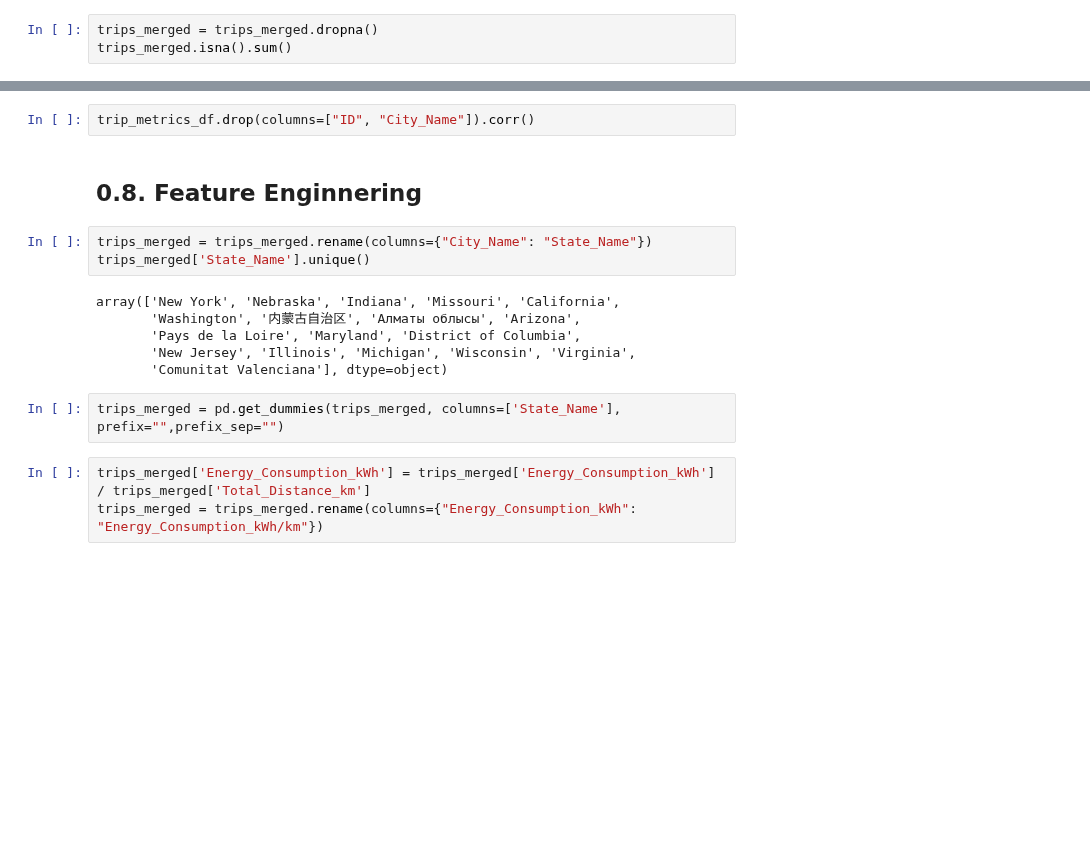
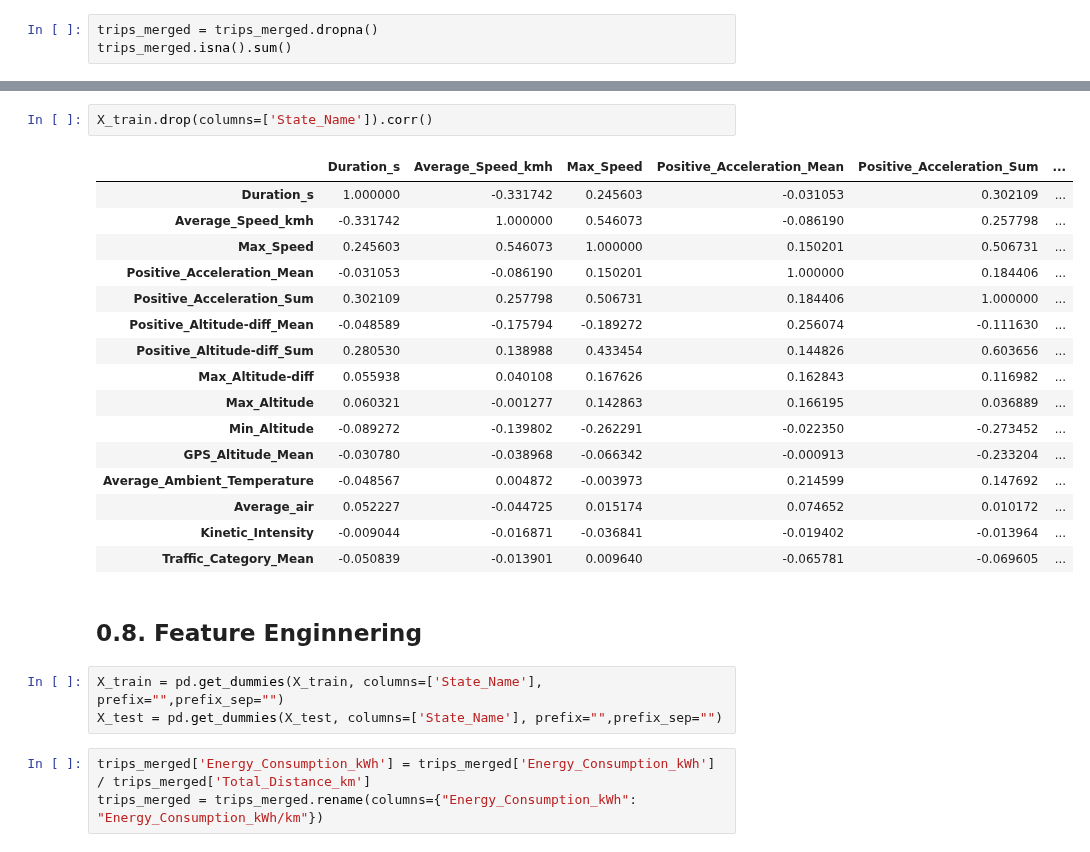
Before and after one commit to ydelipinar/Data_Based_Vehicle_Energy_Consumption_Modeling, a Jupyter notebook: ENS491_492_Project.ipynb, the cells around one changed output, grey strips where cells are left out. Cells and saved outputs as stored; diff of their text form; blank space fills up the shorter version.

```diff
--- a/ENS491_492_Project.ipynb
+++ b/ENS491_492_Project.ipynb
@@ -665,18 +678,27 @@ sns.heatmap(trips_merged.drop(columns=["ID", "City_Name", 'Min_Speed']).corr(),
 # %%
-trip_metrics_df.drop(columns=["ID", "City_Name"]).corr()
+X_train.drop(columns=['State_Name']).corr()
+# %% [output]
+|  | Duration_s | Average_Speed_kmh | Max_Speed | Positive_Acceleration_Mean | Positive_Acceleration_Sum | ... |
+| Duration_s | 1.000000 | -0.331742 | 0.245603 | -0.031053 | 0.302109 | ... |
+| Average_Speed_kmh | -0.331742 | 1.000000 | 0.546073 | -0.086190 | 0.257798 | ... |
+| Max_Speed | 0.245603 | 0.546073 | 1.000000 | 0.150201 | 0.506731 | ... |
+| Positive_Acceleration_Mean | -0.031053 | -0.086190 | 0.150201 | 1.000000 | 0.184406 | ... |
+| Positive_Acceleration_Sum | 0.302109 | 0.257798 | 0.506731 | 0.184406 | 1.000000 | ... |
+| Positive_Altitude-diff_Mean | -0.048589 | -0.175794 | -0.189272 | 0.256074 | -0.111630 | ... |
+| Positive_Altitude-diff_Sum | 0.280530 | 0.138988 | 0.433454 | 0.144826 | 0.603656 | ... |
+| Max_Altitude-diff | 0.055938 | 0.040108 | 0.167626 | 0.162843 | 0.116982 | ... |
+| Max_Altitude | 0.060321 | -0.001277 | 0.142863 | 0.166195 | 0.036889 | ... |
+| Min_Altitude | -0.089272 | -0.139802 | -0.262291 | -0.022350 | -0.273452 | ... |
+| GPS_Altitude_Mean | -0.030780 | -0.038968 | -0.066342 | -0.000913 | -0.233204 | ... |
+| Average_Ambient_Temperature | -0.048567 | 0.004872 | -0.003973 | 0.214599 | 0.147692 | ... |
+| Average_air | 0.052227 | -0.044725 | 0.015174 | 0.074652 | 0.010172 | ... |
+| Kinetic_Intensity | -0.009044 | -0.016871 | -0.036841 | -0.019402 | -0.013964 | ... |
+| Traffic_Category_Mean | -0.050839 | -0.013901 | 0.009640 | -0.065781 | -0.069605 | ... |
 # %% [markdown]
 ## 0.8. Feature Enginnering
-# %%
-trips_merged = trips_merged.rename(columns={"City_Name": "State_Name"})
-trips_merged['State_Name'].unique()
-# %% [output]
-array(['New York', 'Nebraska', 'Indiana', 'Missouri', 'California',
-       'Washington', '内蒙古自治区', 'Алматы облысы', 'Arizona',
-       'Pays de la Loire', 'Maryland', 'District of Columbia',
-       'New Jersey', 'Illinois', 'Michigan', 'Wisconsin', 'Virginia',
-       'Comunitat Valenciana'], dtype=object)
 # %%
-trips_merged = pd.get_dummies(trips_merged, columns=['State_Name'], prefix="",prefix_sep="")
+X_train = pd.get_dummies(X_train, columns=['State_Name'], prefix="",prefix_sep="")
+X_test = pd.get_dummies(X_test, columns=['State_Name'], prefix="",prefix_sep="")
 # %%
 trips_merged['Energy_Consumption_kWh'] = trips_merged['Energy_Consumption_kWh'] / trips_merged['Total_Distance_km']
 trips_merged = trips_merged.rename(columns={"Energy_Consumption_kWh": "Energy_Consumption_kWh/km"})
```
Also changed, not shown: parts of 5 cells of this notebook, 1 other file.
